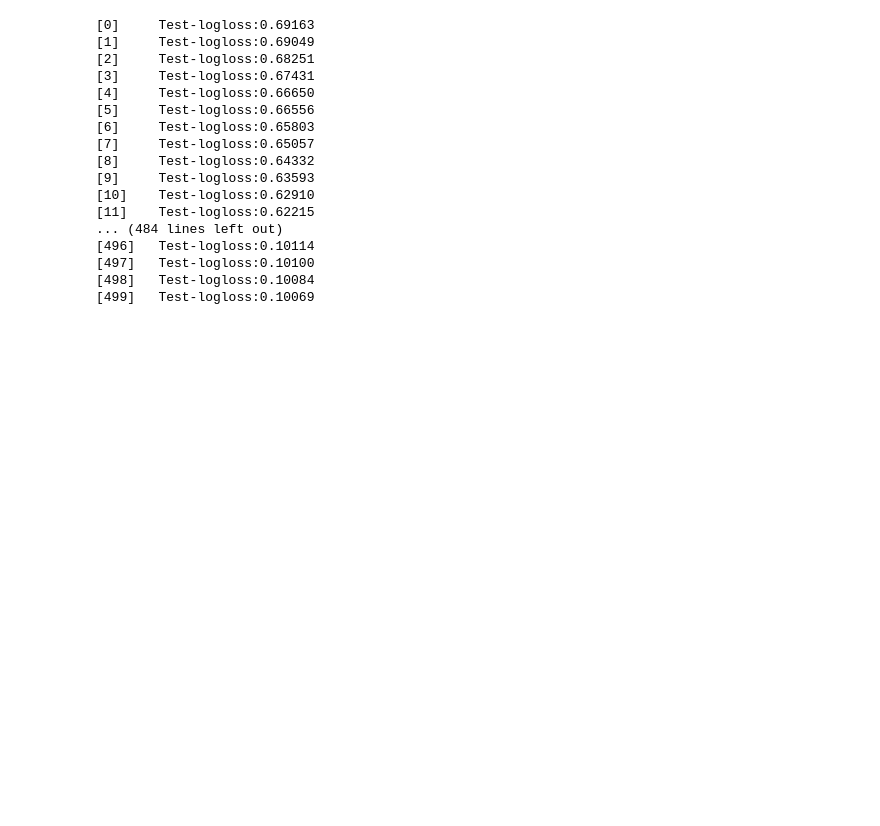
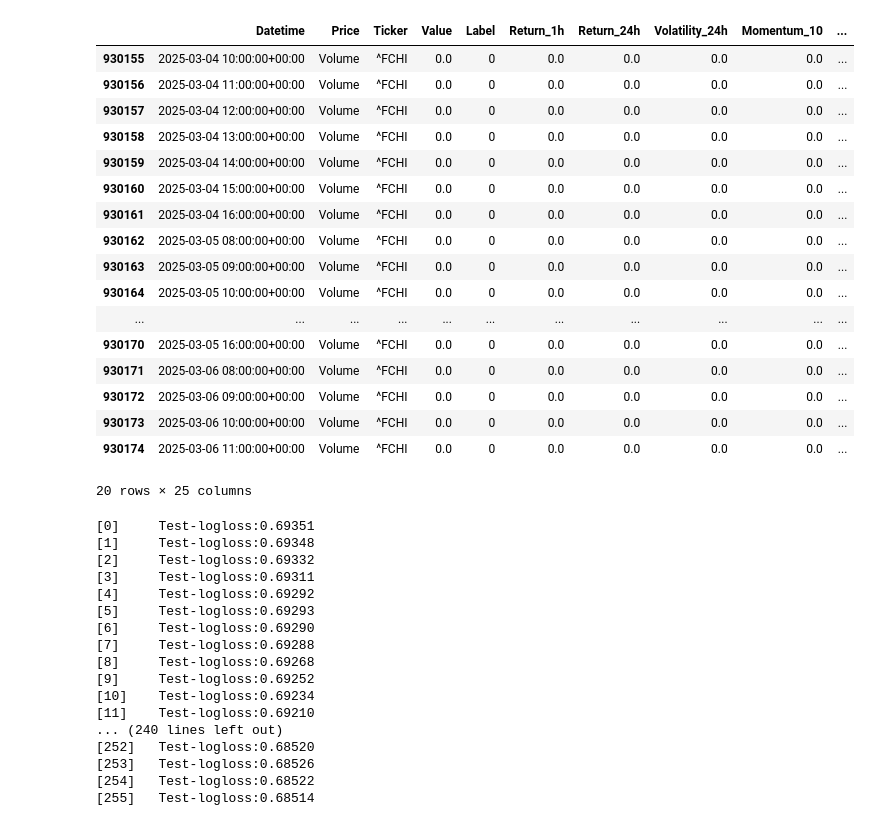
Before and after one commit to Liviogit/Projet_trading_automatique, a Jupyter notebook: xgboost.ipynb, the cells around one changed output. Saved outputs shown, nothing was run; the diff lists cells and outputs as text; code cells hidden in the pictures; blank space fills up the shorter version.

Commit message:
final xgboost

```diff
--- a/xgboost.ipynb
+++ b/xgboost.ipynb
@@ -124,8 +191,35 @@ Name: Price, dtype: object
+# %%
+df.tail(20)
+# %% [output]
+|  | Datetime | Price | Ticker | Value | Label | Return_1h | Return_24h | Volatility_24h | Momentum_10 | ... |
+| 930155 | 2025-03-04 10:00:00+00:00 | Volume | ^FCHI | 0.0 | 0 | 0.0 | 0.0 | 0.0 | 0.0 | ... |
+| 930156 | 2025-03-04 11:00:00+00:00 | Volume | ^FCHI | 0.0 | 0 | 0.0 | 0.0 | 0.0 | 0.0 | ... |
+| 930157 | 2025-03-04 12:00:00+00:00 | Volume | ^FCHI | 0.0 | 0 | 0.0 | 0.0 | 0.0 | 0.0 | ... |
+| 930158 | 2025-03-04 13:00:00+00:00 | Volume | ^FCHI | 0.0 | 0 | 0.0 | 0.0 | 0.0 | 0.0 | ... |
+| 930159 | 2025-03-04 14:00:00+00:00 | Volume | ^FCHI | 0.0 | 0 | 0.0 | 0.0 | 0.0 | 0.0 | ... |
+| 930160 | 2025-03-04 15:00:00+00:00 | Volume | ^FCHI | 0.0 | 0 | 0.0 | 0.0 | 0.0 | 0.0 | ... |
+| 930161 | 2025-03-04 16:00:00+00:00 | Volume | ^FCHI | 0.0 | 0 | 0.0 | 0.0 | 0.0 | 0.0 | ... |
+| 930162 | 2025-03-05 08:00:00+00:00 | Volume | ^FCHI | 0.0 | 0 | 0.0 | 0.0 | 0.0 | 0.0 | ... |
+| 930163 | 2025-03-05 09:00:00+00:00 | Volume | ^FCHI | 0.0 | 0 | 0.0 | 0.0 | 0.0 | 0.0 | ... |
+| 930164 | 2025-03-05 10:00:00+00:00 | Volume | ^FCHI | 0.0 | 0 | 0.0 | 0.0 | 0.0 | 0.0 | ... |
+| ... | ... | ... | ... | ... | ... | ... | ... | ... | ... | ... |
+| 930170 | 2025-03-05 16:00:00+00:00 | Volume | ^FCHI | 0.0 | 0 | 0.0 | 0.0 | 0.0 | 0.0 | ... |
+| 930171 | 2025-03-06 08:00:00+00:00 | Volume | ^FCHI | 0.0 | 0 | 0.0 | 0.0 | 0.0 | 0.0 | ... |
+| 930172 | 2025-03-06 09:00:00+00:00 | Volume | ^FCHI | 0.0 | 0 | 0.0 | 0.0 | 0.0 | 0.0 | ... |
+| 930173 | 2025-03-06 10:00:00+00:00 | Volume | ^FCHI | 0.0 | 0 | 0.0 | 0.0 | 0.0 | 0.0 | ... |
+| 930174 | 2025-03-06 11:00:00+00:00 | Volume | ^FCHI | 0.0 | 0 | 0.0 | 0.0 | 0.0 | 0.0 | ... |
+20 rows × 25 columns
 # %%
-y=df['Label']
-X=df.drop(columns=['Label','Datetime','Ticker','Price'])
+df_close = df[df['Price'] == 'Close']
+
+# Définir X et y
+y = df_close['Label']
+X = df_close.drop(columns=['Datetime', 'Ticker', 'Price', 'Label'])
+
+# Séparer les données en train/test
 X_train, X_test, y_train, y_test = train_test_split(X, y, test_size=0.2, shuffle=False)
 
+# Conversion en DMatrix pour XGBoost
 dtrain = xgb.DMatrix(X_train, label=y_train)
 dtest = xgb.DMatrix(X_test, label=y_test)
 
@@ -150,23 +244,23 @@ y_pred_labels = (y_pred > 0.5).astype(int)
 # Évaluation
 accuracy = accuracy_score(y_test, y_pred_labels)
 # %% [output]
-[0]     Test-logloss:0.69163
-[1]     Test-logloss:0.69049
-[2]     Test-logloss:0.68251
-[3]     Test-logloss:0.67431
-[4]     Test-logloss:0.66650
-[5]     Test-logloss:0.66556
-[6]     Test-logloss:0.65803
-[7]     Test-logloss:0.65057
-[8]     Test-logloss:0.64332
-[9]     Test-logloss:0.63593
-[10]    Test-logloss:0.62910
-[11]    Test-logloss:0.62215
-... (484 lines left out)
-[496]   Test-logloss:0.10114
-[497]   Test-logloss:0.10100
-[498]   Test-logloss:0.10084
-[499]   Test-logloss:0.10069
+[0]     Test-logloss:0.69351
+[1]     Test-logloss:0.69348
+[2]     Test-logloss:0.69332
+[3]     Test-logloss:0.69311
+[4]     Test-logloss:0.69292
+[5]     Test-logloss:0.69293
+[6]     Test-logloss:0.69290
+[7]     Test-logloss:0.69288
+[8]     Test-logloss:0.69268
+[9]     Test-logloss:0.69252
+[10]    Test-logloss:0.69234
+[11]    Test-logloss:0.69210
+... (240 lines left out)
+[252]   Test-logloss:0.68520
+[253]   Test-logloss:0.68526
+[254]   Test-logloss:0.68522
+[255]   Test-logloss:0.68514
 # %%
 accuracy
 # %% [output]
```
Also changed, not shown: parts of 11 cells of this notebook.
